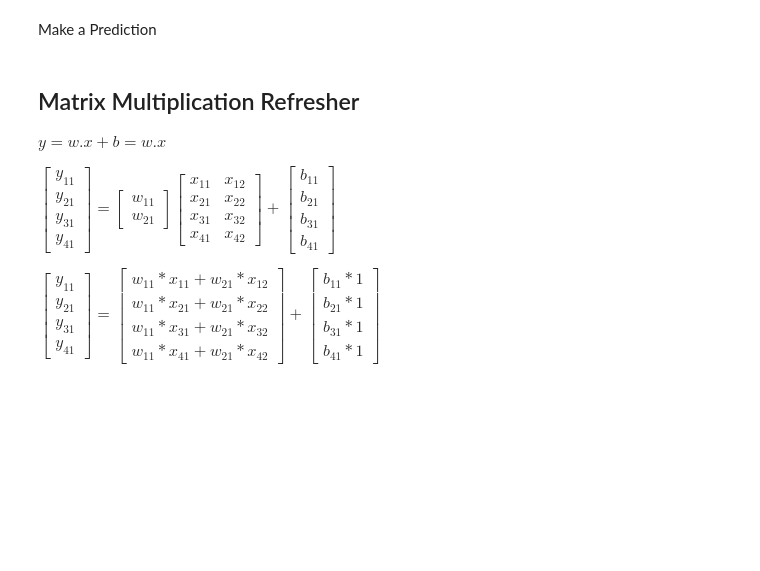
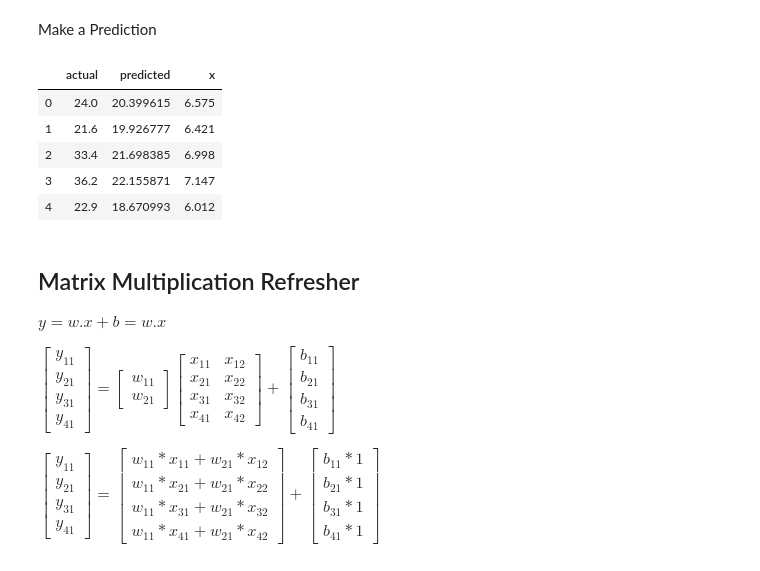
Before and after one commit to securetorobert/MEST, a Jupyter notebook: MEST_DAY_1.ipynb, the cells around one changed output. Cells and saved outputs as stored; diff of their text form; code cells hidden in the pictures; blank space fills up the shorter version.

```diff
--- a/MEST_DAY_1.ipynb
+++ b/MEST_DAY_1.ipynb
@@ -150,8 +266,15 @@ _w = np.asarray(_w)
 _x = train_df[['constant', 'rm']].values
 y_pred = np.dot(_x, _w)
 # %%
-_p = pd.DataFrame(dict(actual=train_df['medv'].values, predicted=y_pred.reshape(-1)))
+_p = pd.DataFrame(dict(actual=train_df['medv'].values, predicted=y_pred.reshape(-1), x=train_df['rm'].values))
 _p.head()
+# %% [output]
+|  | actual | predicted | x |
+| 0 | 24.0 | 20.399615 | 6.575 |
+| 1 | 21.6 | 19.926777 | 6.421 |
+| 2 | 33.4 | 21.698385 | 6.998 |
+| 3 | 36.2 | 22.155871 | 7.147 |
+| 4 | 22.9 | 18.670993 | 6.012 |
 # %% [markdown]
 ## Matrix Multiplication Refresher
 
```
Also changed, not shown: parts of 57 cells of this notebook, 1 other file.
